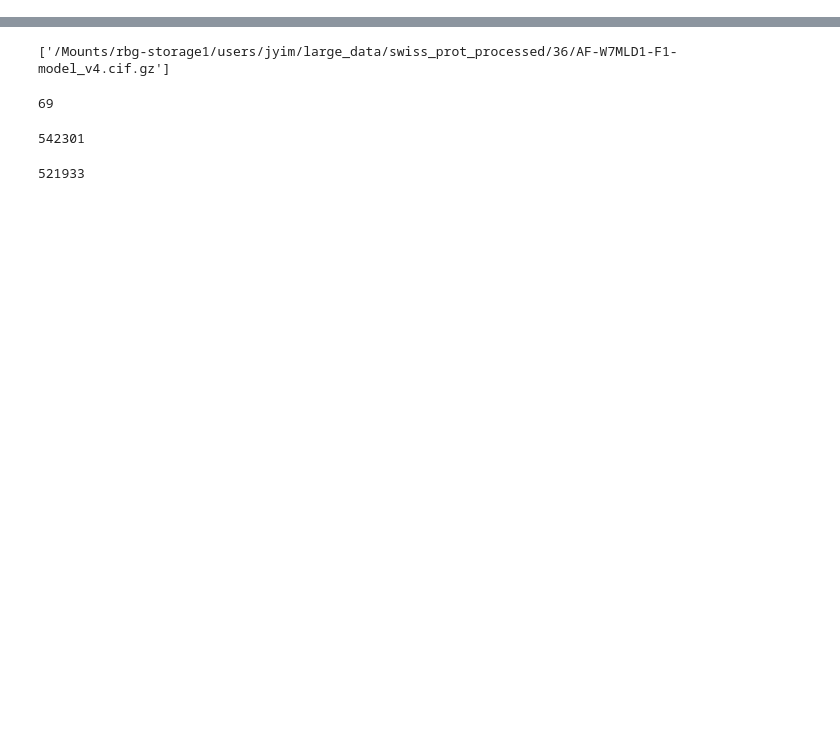
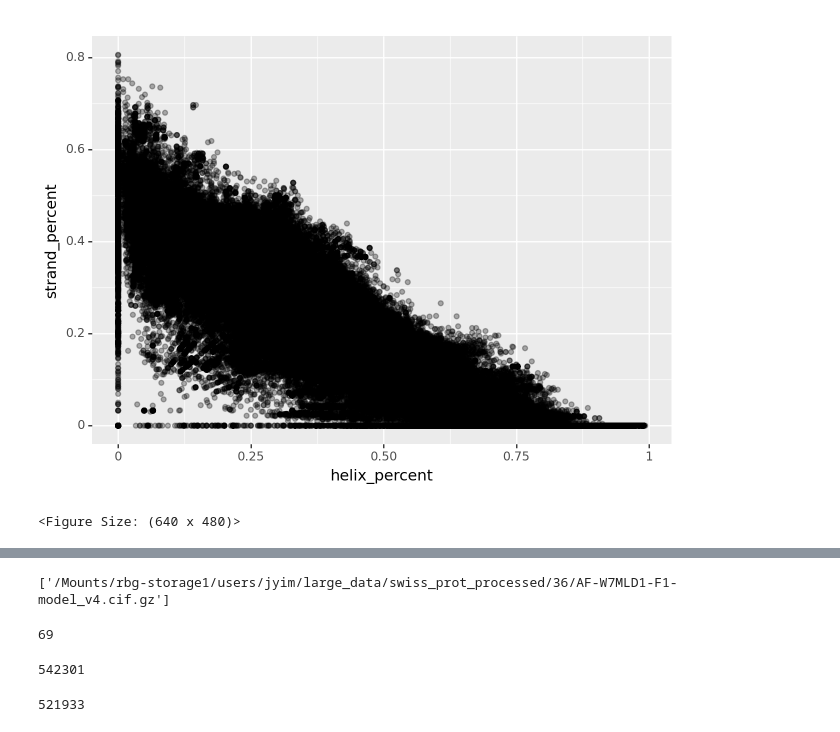
Before and after one commit to microsoft/protein-frame-flow, a Jupyter notebook: notebooks/swiss_prot_wrangling.ipynb, the cells around one changed output, grey strips where cells are left out. Cells and saved outputs as stored; diff of their text form; code cells hidden in the pictures; blank space fills up the shorter version.

```diff
--- a/notebooks/swiss_prot_wrangling.ipynb
+++ b/notebooks/swiss_prot_wrangling.ipynb
@@ -12,0 +36,8 @@ swissprot_dir = '/Mounts/rbg-storage1/users/jyim/large_data/swiss_prot_processed
+# %%
+(
+    gg.ggplot(length_df, gg.aes(x='helix_percent', y='strand_percent'))
+    + gg.geom_point(alpha=0.3)
+)
+# %% [output]
+[figure, added]
+<Figure Size: (640 x 480)>
```
Also changed, not shown: parts of 15 cells of this notebook, 9 other files.
